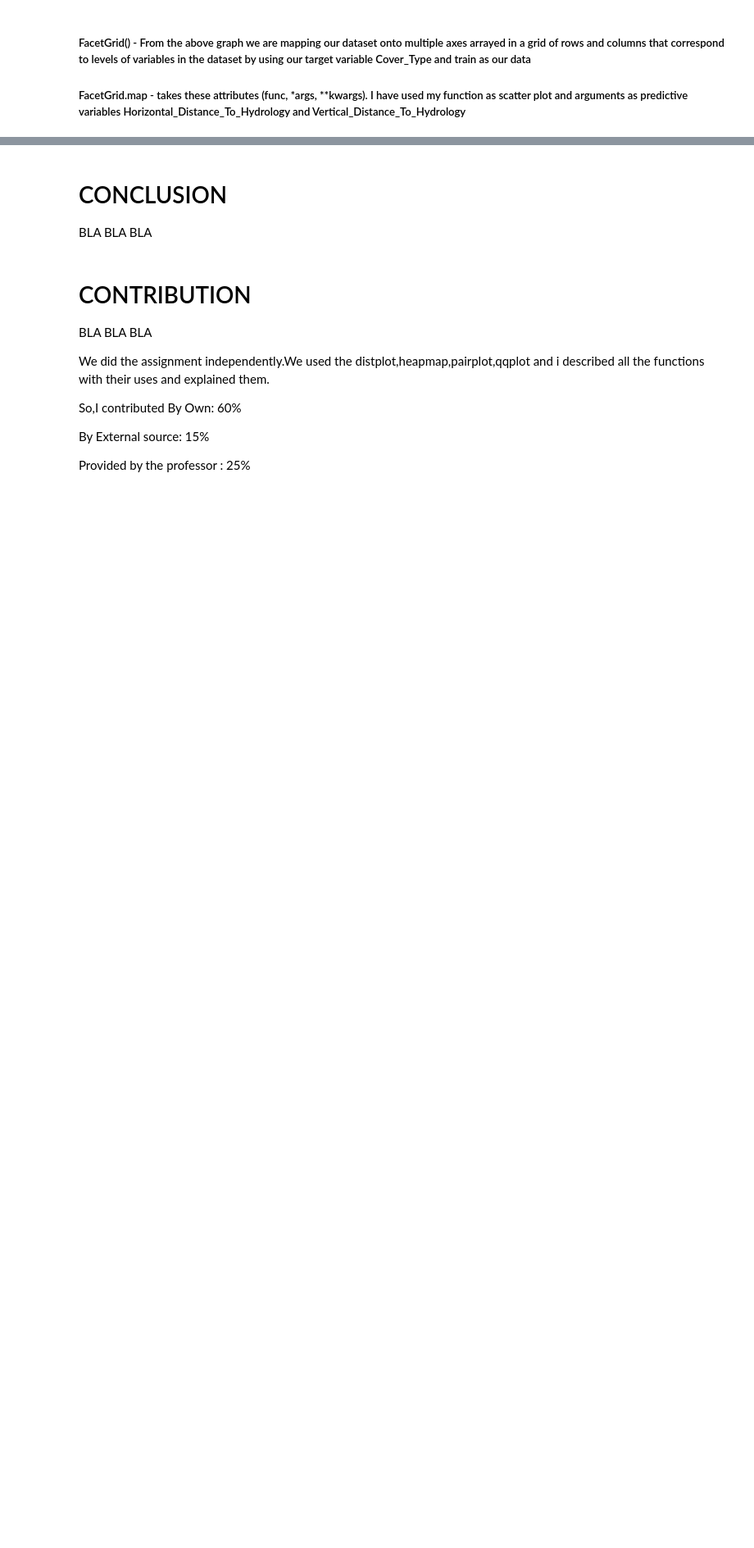
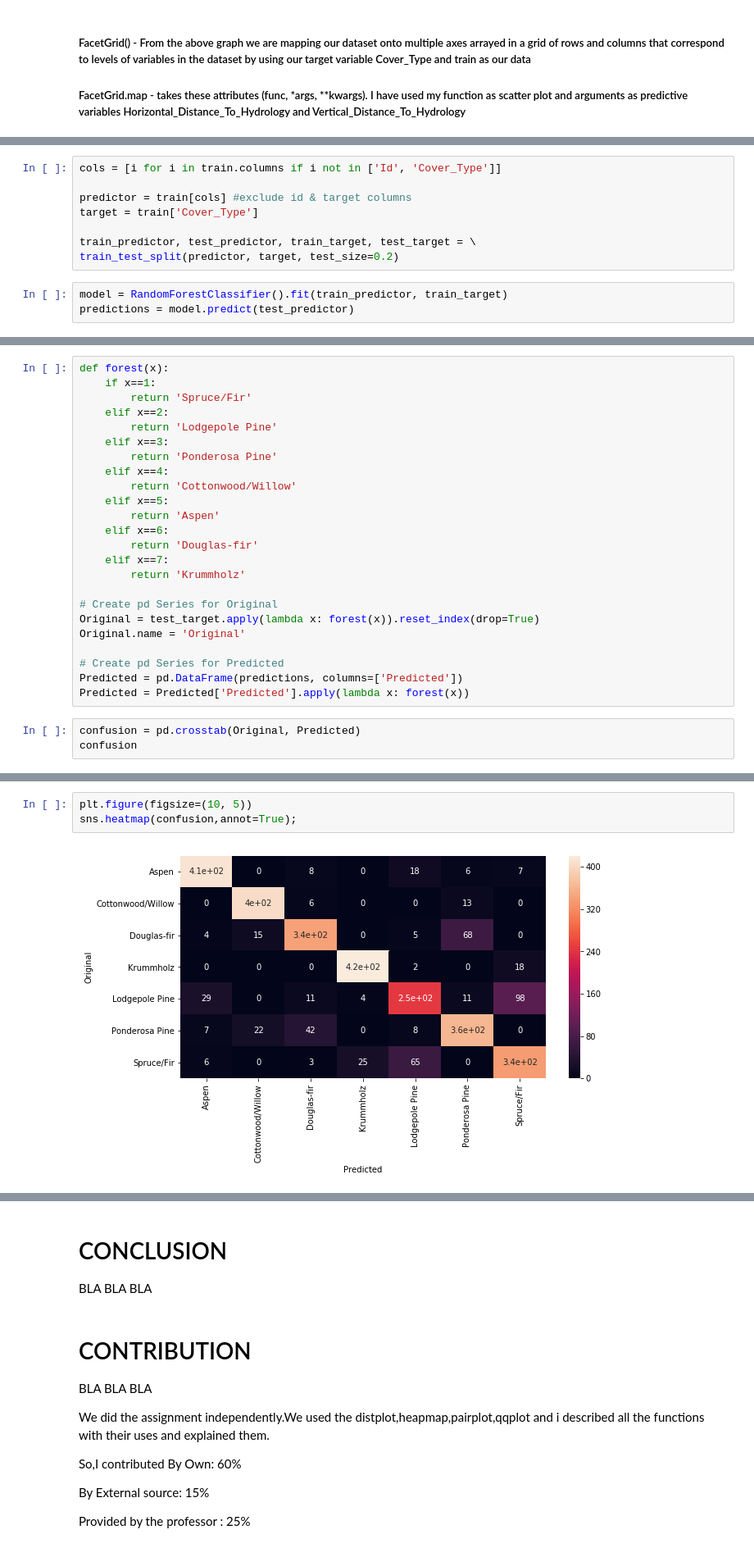
Before and after one commit to NewzySharma/MachineLearning, a Jupyter notebook: ForestCover.ipynb, the cells around one changed output, grey strips where cells are left out. Shown at 82% size. Saved outputs shown, nothing was run; the diff lists cells and outputs as text; blank space fills up the shorter version.

```diff
--- a/ForestCover.ipynb
+++ b/ForestCover.ipynb
@@ -324,0 +356,11 @@ NameError: name 'y' is not defined
+# %%
+cols = [i for i in train.columns if i not in ['Id', 'Cover_Type']]
+
+predictor = train[cols] #exclude id & target columns
+target = train['Cover_Type']
+
+train_predictor, test_predictor, train_target, test_target = \
+train_test_split(predictor, target, test_size=0.2)
+# %%
+model = RandomForestClassifier().fit(train_predictor, train_target)
+predictions = model.predict(test_predictor)
@@ -324,0 +400,27 @@ NameError: name 'y' is not defined
+# %%
+def forest(x):
+    if x==1:
+        return 'Spruce/Fir'
+    elif x==2:
+        return 'Lodgepole Pine'
+    elif x==3:
+        return 'Ponderosa Pine'
+    elif x==4:
+        return 'Cottonwood/Willow'
+    elif x==5:
+        return 'Aspen'
+    elif x==6:
+        return 'Douglas-fir'
+    elif x==7:
+        return 'Krummholz'
+
+# Create pd Series for Original
+Original = test_target.apply(lambda x: forest(x)).reset_index(drop=True)
+Original.name = 'Original'
+
+# Create pd Series for Predicted
+Predicted = pd.DataFrame(predictions, columns=['Predicted'])
+Predicted = Predicted['Predicted'].apply(lambda x: forest(x))
+# %%
+confusion = pd.crosstab(Original, Predicted)
+confusion
@@ -324,0 +437,5 @@ NameError: name 'y' is not defined
+# %%
+plt.figure(figsize=(10, 5))
+sns.heatmap(confusion,annot=True);
+# %% [output]
+[figure, added]
```
Also changed, not shown: parts of 20 cells of this notebook.
